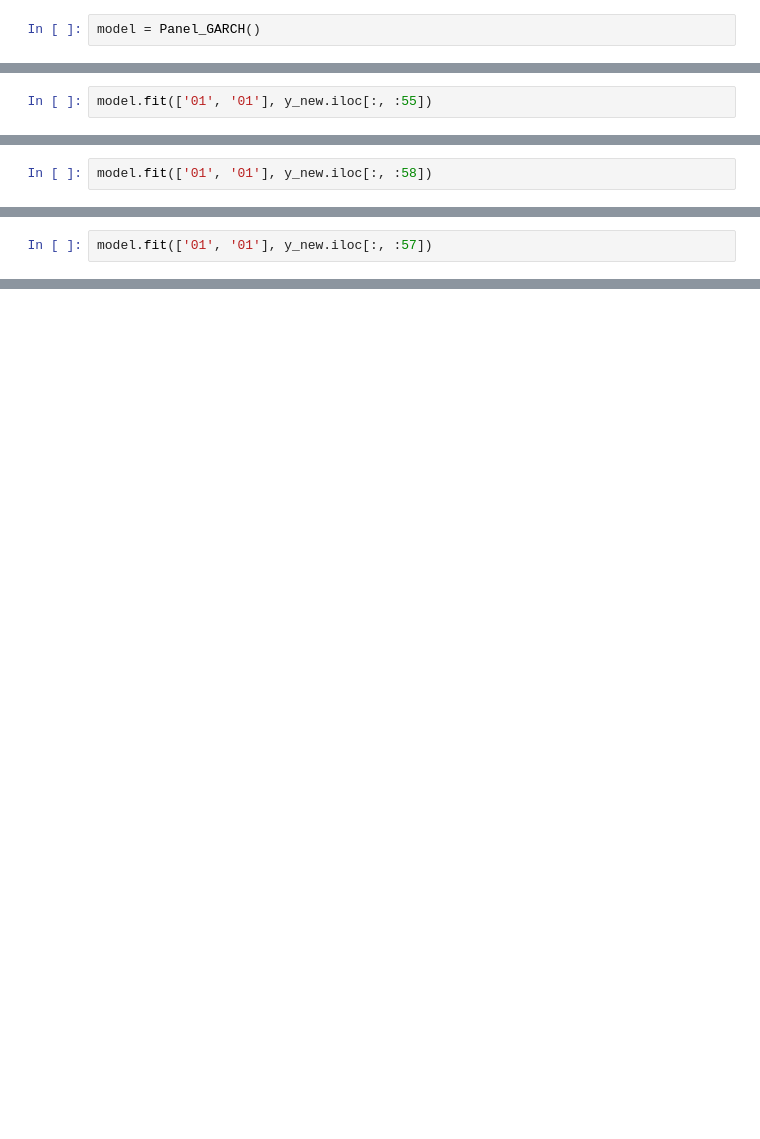
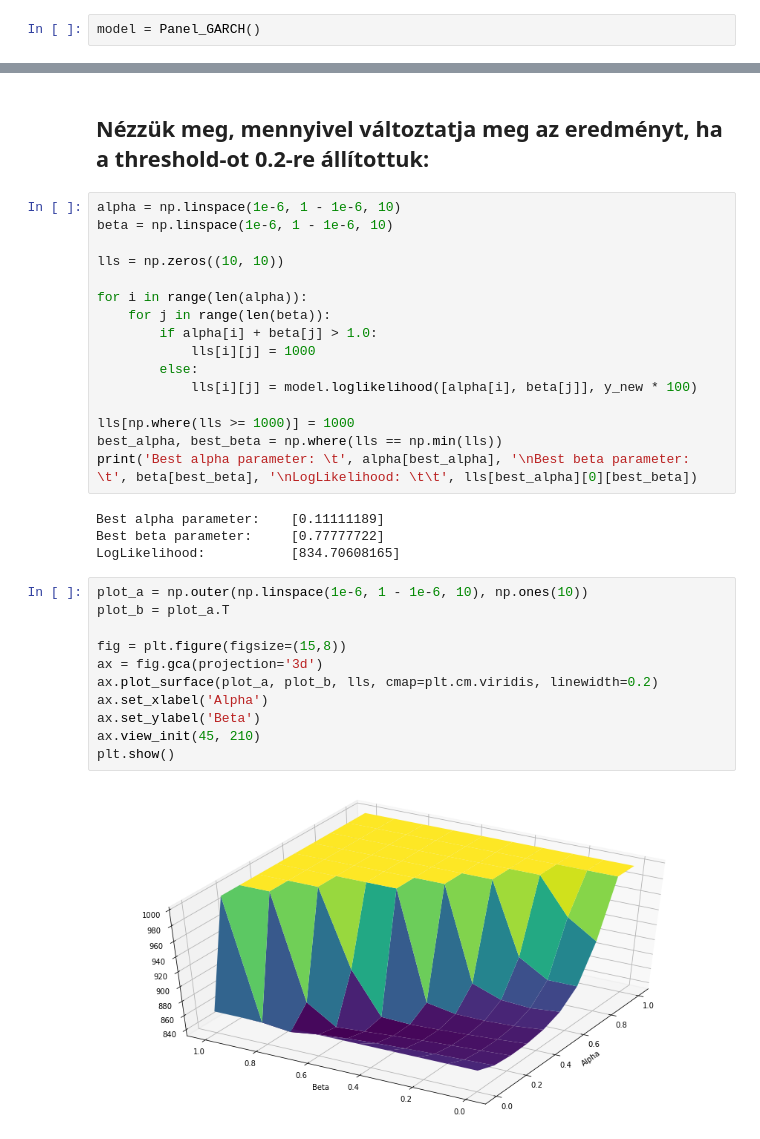
Before and after one commit to NemesiP/volatility-forecasting, a Jupyter notebook: Examples/Panel_GARCH_problem.ipynb, the cells around one changed output, grey strips where cells are left out. Drawn from its saved outputs; the diff is of its cells as text; blank space fills up the shorter version.

```diff
--- a/Examples/Panel_GARCH_problem.ipynb
+++ b/Examples/Panel_GARCH_problem.ipynb
@@ -137,2 +135,0 @@ Loglikelihood:  -113.63478189001225
-# %%
-model.fit(['01', '01'], y_new.iloc[:, :55])
@@ -145,2 +135,0 @@ Loglikelihood:  -105.60049191042285
-# %%
-model.fit(['01', '01'], y_new.iloc[:, :58])
@@ -155,2 +135,0 @@ Loglikelihood:  -109.28936666492955
-# %%
-model.fit(['01', '01'], y_new.iloc[:, :57])
@@ -198,0 +149,35 @@ plt.show()
+# %% [markdown]
+## Nézzük meg, mennyivel változtatja meg az eredményt, ha a threshold-ot 0.2-re állítottuk:
+# %%
+alpha = np.linspace(1e-6, 1 - 1e-6, 10)
+beta = np.linspace(1e-6, 1 - 1e-6, 10)
+
+lls = np.zeros((10, 10))
+
+for i in range(len(alpha)):
+    for j in range(len(beta)):
+        if alpha[i] + beta[j] > 1.0:
+            lls[i][j] = 1000
+        else:
+            lls[i][j] = model.loglikelihood([alpha[i], beta[j]], y_new * 100)
+
+lls[np.where(lls >= 1000)] = 1000
+best_alpha, best_beta = np.where(lls == np.min(lls))
+print('Best alpha parameter: \t', alpha[best_alpha], '\nBest beta parameter: \t', beta[best_beta], '\nLogLikelihood: \t\t', lls[best_alpha][0][best_beta])
+# %% [output]
+Best alpha parameter:    [0.11111189]
+Best beta parameter:     [0.77777722]
+LogLikelihood:           [834.70608165]
+# %%
+plot_a = np.outer(np.linspace(1e-6, 1 - 1e-6, 10), np.ones(10))
+plot_b = plot_a.T
+
+fig = plt.figure(figsize=(15,8))
+ax = fig.gca(projection='3d')
+ax.plot_surface(plot_a, plot_b, lls, cmap=plt.cm.viridis, linewidth=0.2)
+ax.set_xlabel('Alpha')
+ax.set_ylabel('Beta')
+ax.view_init(45, 210)
+plt.show()
+# %% [output]
+[figure, added]
```
Also changed, not shown: parts of 67 cells of this notebook, 1 other file.
